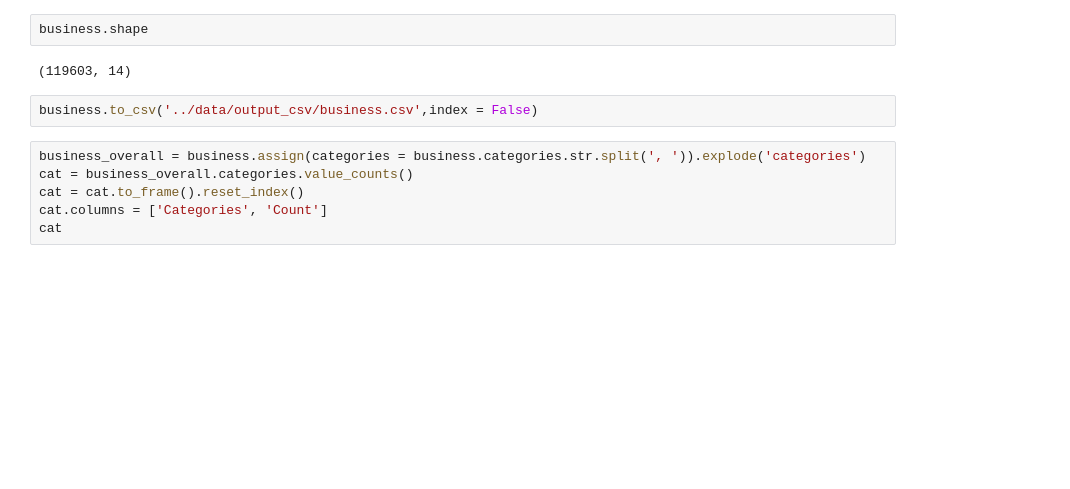
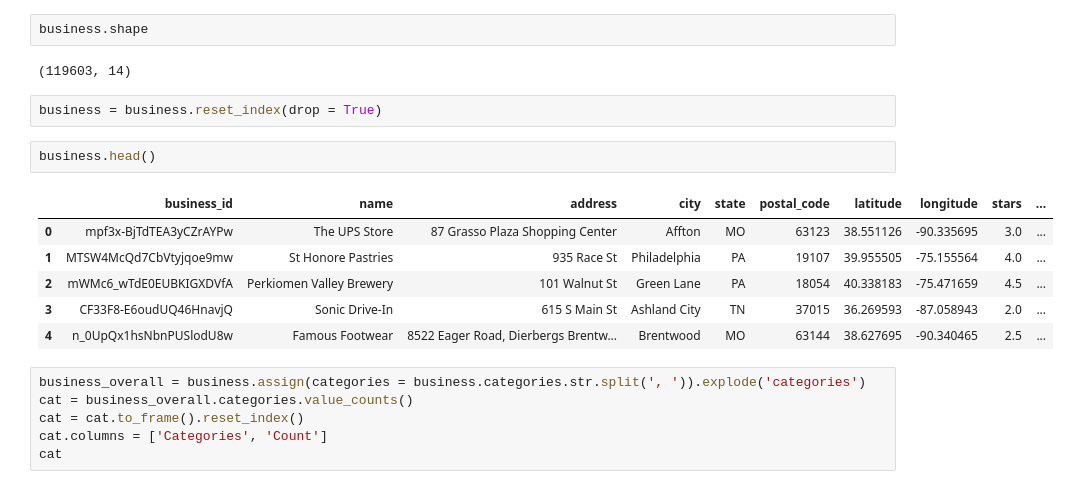
Before and after one commit to UmaTheDataScientist/Restaurant-Recommender-System, a Jupyter notebook: code/Data_Cleaning.ipynb, the cells around one changed output. Drawn from its saved outputs; the diff is of its cells as text; blank space fills up the shorter version.

```diff
--- a/code/Data_Cleaning.ipynb
+++ b/code/Data_Cleaning.ipynb
@@ -132,8 +157,17 @@ business.dropna(subset=['categories'], inplace=True)
 business.shape
 # %% [output]
 (119603, 14)
-# %%
-business.to_csv('../data/output_csv/business.csv',index = False)
+# %%
+business = business.reset_index(drop = True)
+# %%
+business.head()
+# %% [output]
+|  | business_id | name | address | city | state | postal_code | latitude | longitude | stars | ... |
+| 0 | mpf3x-BjTdTEA3yCZrAYPw | The UPS Store | 87 Grasso Plaza Shopping Center | Affton | MO | 63123 | 38.551126 | -90.335695 | 3.0 | ... |
+| 1 | MTSW4McQd7CbVtyjqoe9mw | St Honore Pastries | 935 Race St | Philadelphia | PA | 19107 | 39.955505 | -75.155564 | 4.0 | ... |
+| 2 | mWMc6_wTdE0EUBKIGXDVfA | Perkiomen Valley Brewery | 101 Walnut St | Green Lane | PA | 18054 | 40.338183 | -75.471659 | 4.5 | ... |
+| 3 | CF33F8-E6oudUQ46HnavjQ | Sonic Drive-In | 615 S Main St | Ashland City | TN | 37015 | 36.269593 | -87.058943 | 2.0 | ... |
+| 4 | n_0UpQx1hsNbnPUSlodU8w | Famous Footwear | 8522 Eager Road, Dierbergs Brentw... | Brentwood | MO | 63144 | 38.627695 | -90.340465 | 2.5 | ... |
 # %%
 business_overall = business.assign(categories = business.categories.str.split(', ')).explode('categories')
 cat = business_overall.categories.value_counts()
```
Also changed, not shown: parts of 27 cells of this notebook, 1 other file.
